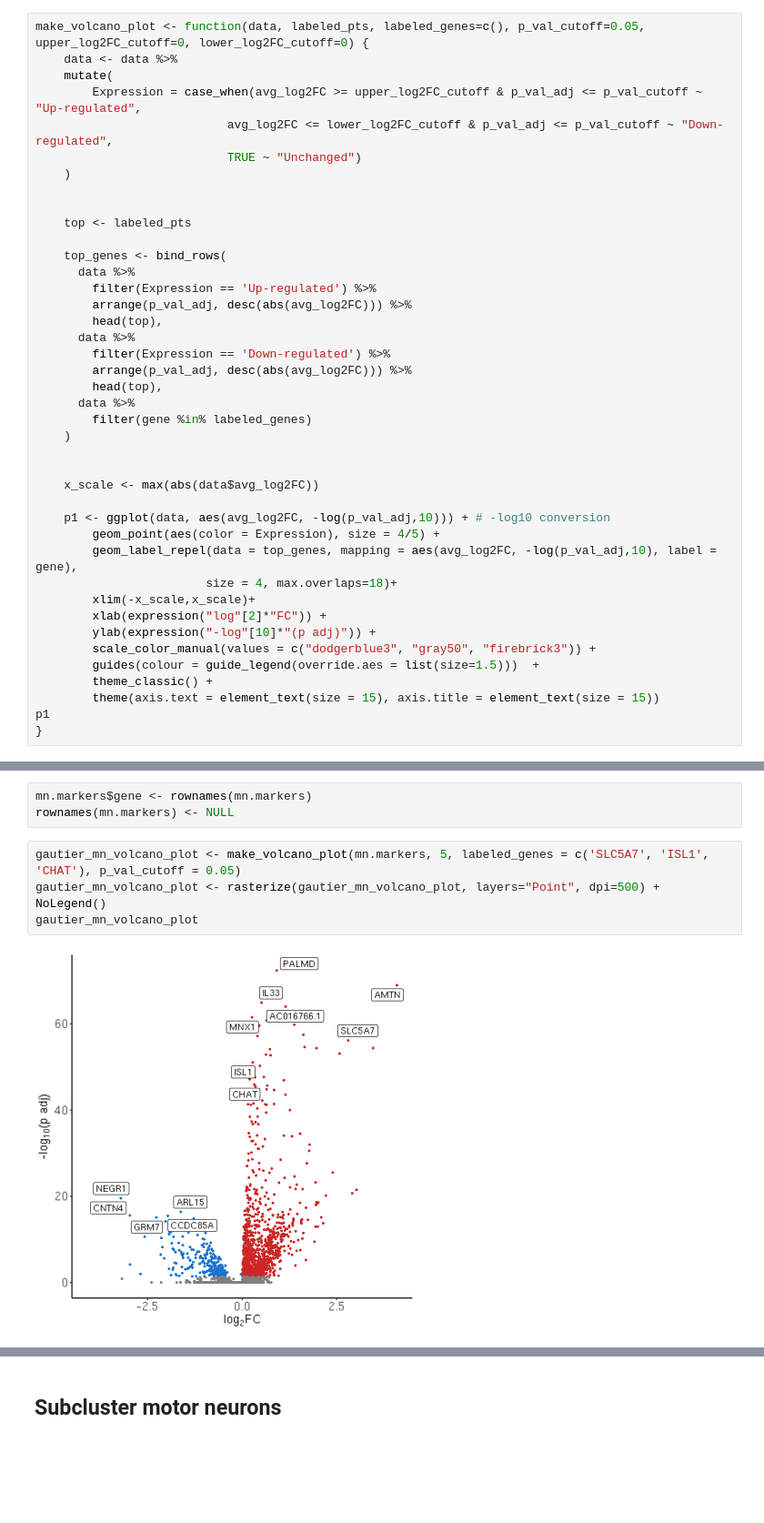
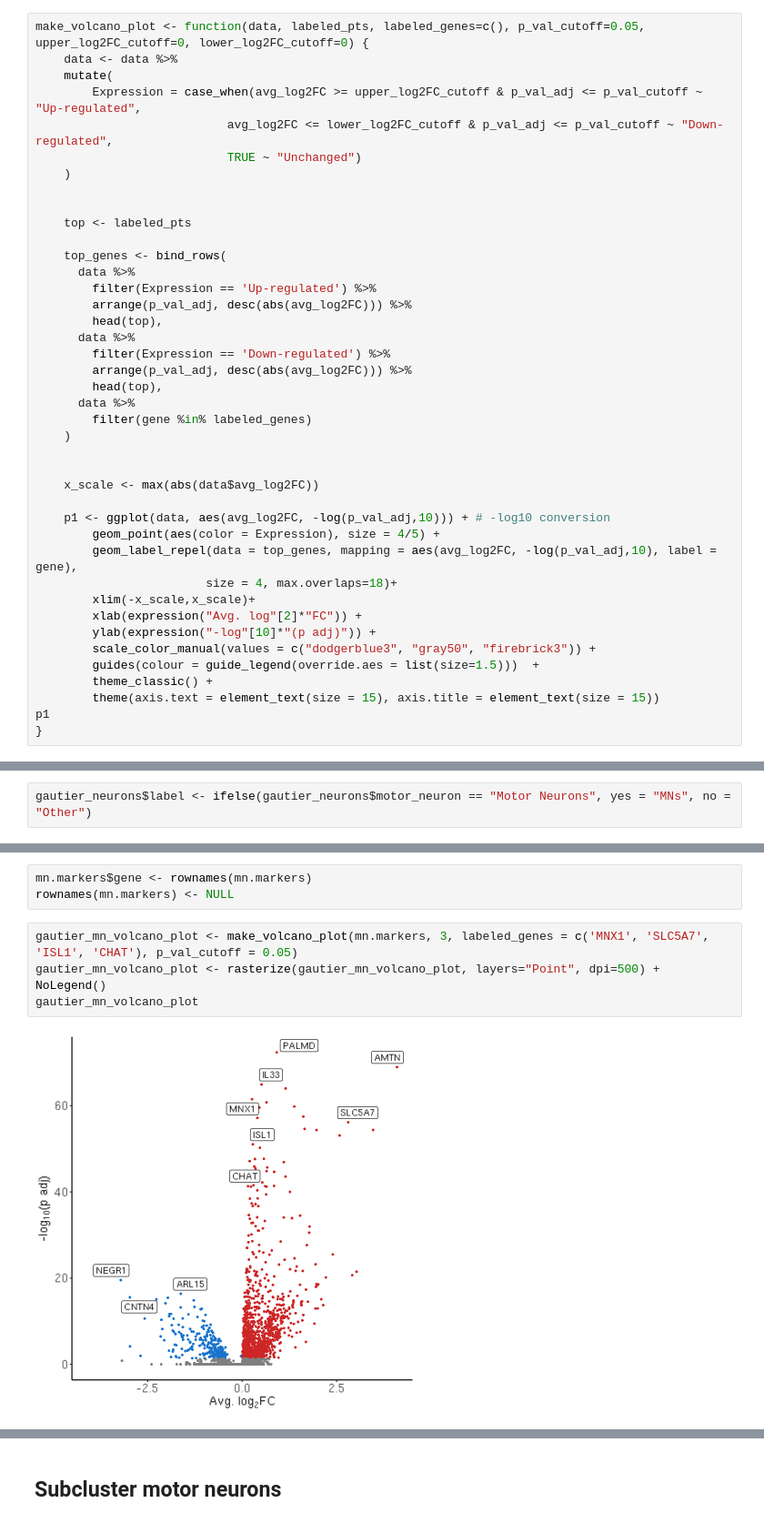
Before and after one commit to neurojacob/Gautier_Blum_2023, a Jupyter notebook: 1. Gautier snRNA-seq.ipynb, the cells around one changed output, grey strips where cells are left out. Shown at 91% size. Saved outputs shown, nothing was run; the diff lists cells and outputs as text; blank space fills up the shorter version.

```diff
--- a/Matters Arising - Prepare Gautier data.ipynb
+++ b/1. Gautier snRNA-seq.ipynb
@@ -54,7 +75,7 @@ make_volcano_plot <- function(data, labeled_pts, labeled_genes=c(), p_val_cutoff
         geom_label_repel(data = top_genes, mapping = aes(avg_log2FC, -log(p_val_adj,10), label = gene),
                         size = 4, max.overlaps=18)+
         xlim(-x_scale,x_scale)+
-        xlab(expression("log"[2]*"FC")) +
+        xlab(expression("Avg. log"[2]*"FC")) +
         ylab(expression("-log"[10]*"(p adj)")) +
         scale_color_manual(values = c("dodgerblue3", "gray50", "firebrick3")) +
         guides(colour = guide_legend(override.aes = list(size=1.5)))  +
@@ -350 +518,3 @@ gautier_neurons$norm_nFeature_RNA = gautier_neurons$nFeature_RNA/median_nFeature
+# %%
+gautier_neurons$label <- ifelse(gautier_neurons$motor_neuron == "Motor Neurons", yes = "MNs", no = "Other")
 # %%
@@ -420,9 +590,9 @@ write.csv(mn.markers, file=paste(csv_dir, 'Table S1.csv', sep='/'))
 mn.markers$gene <- rownames(mn.markers)
 rownames(mn.markers) <- NULL
 # %%
-gautier_mn_volcano_plot <- make_volcano_plot(mn.markers, 5, labeled_genes = c('SLC5A7', 'ISL1', 'CHAT'), p_val_cutoff = 0.05)
+gautier_mn_volcano_plot <- make_volcano_plot(mn.markers, 3, labeled_genes = c('MNX1', 'SLC5A7', 'ISL1', 'CHAT'), p_val_cutoff = 0.05)
 gautier_mn_volcano_plot <- rasterize(gautier_mn_volcano_plot, layers="Point", dpi=500) + NoLegend()
 gautier_mn_volcano_plot
 # %% [output]
-[figure, old version]
+[figure, new version]
 # %%
```
Also changed, not shown: parts of 51 cells of this notebook, 6 other files.
